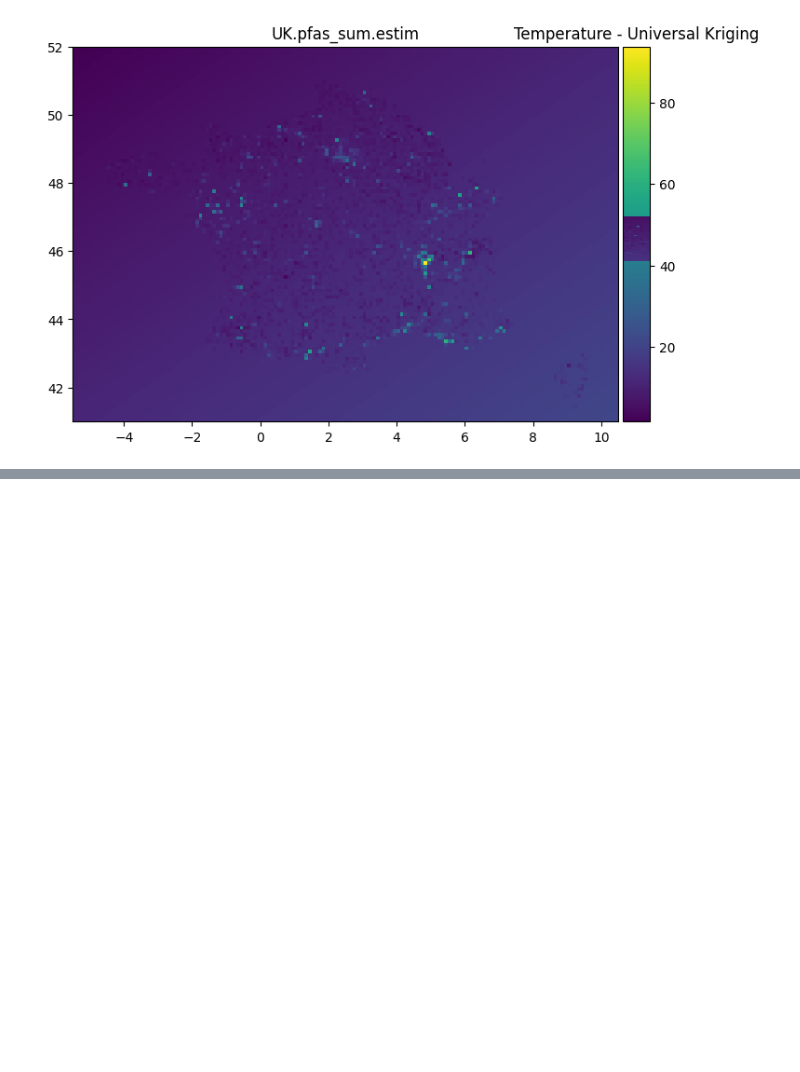
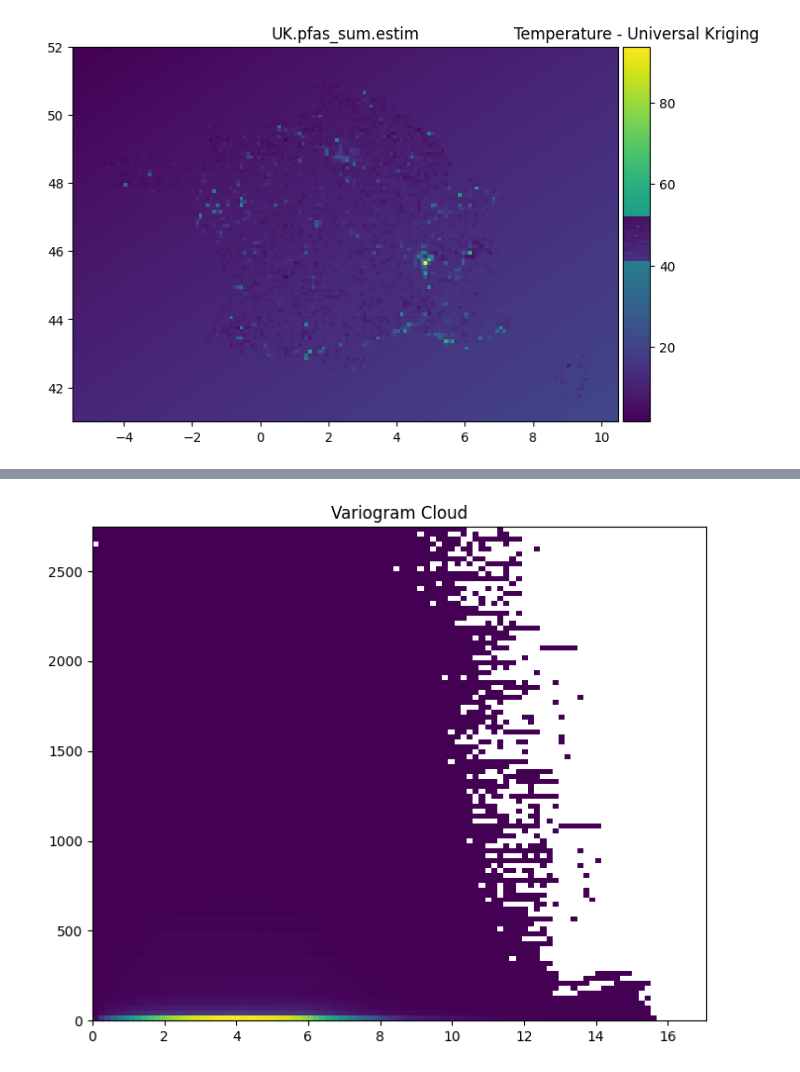
Before and after one commit to adwge99/Krigeage_PFAS, a Jupyter notebook: krigeage_anatole_3.ipynb, the cells around one changed output, grey strips where cells are left out. Saved outputs shown, nothing was run; the diff lists cells and outputs as text; code cells hidden in the pictures; blank space fills up the shorter version.

```diff
--- a/krigeage_anatole_3.ipynb
+++ b/krigeage_anatole_3.ipynb
@@ -163,0 +190,4 @@ plt.show()
+# %%
+varioParamOmni = gl.VarioParam.createOmniDirection(100)
+grid_pfas = gl.db_vcloud(dat, varioParamOmni)
+grid_pfas.display()
@@ -163,0 +212,6 @@ plt.show()
+# %%
+ax = grid_pfas.plot("Cloud.pfas_sum")
+plt.gca().set_aspect('0.005')
+ax.decoration(title="Variogram Cloud")
+# %% [output]
+[figure, added]
```
Also changed, not shown: parts of 4 cells of this notebook.
